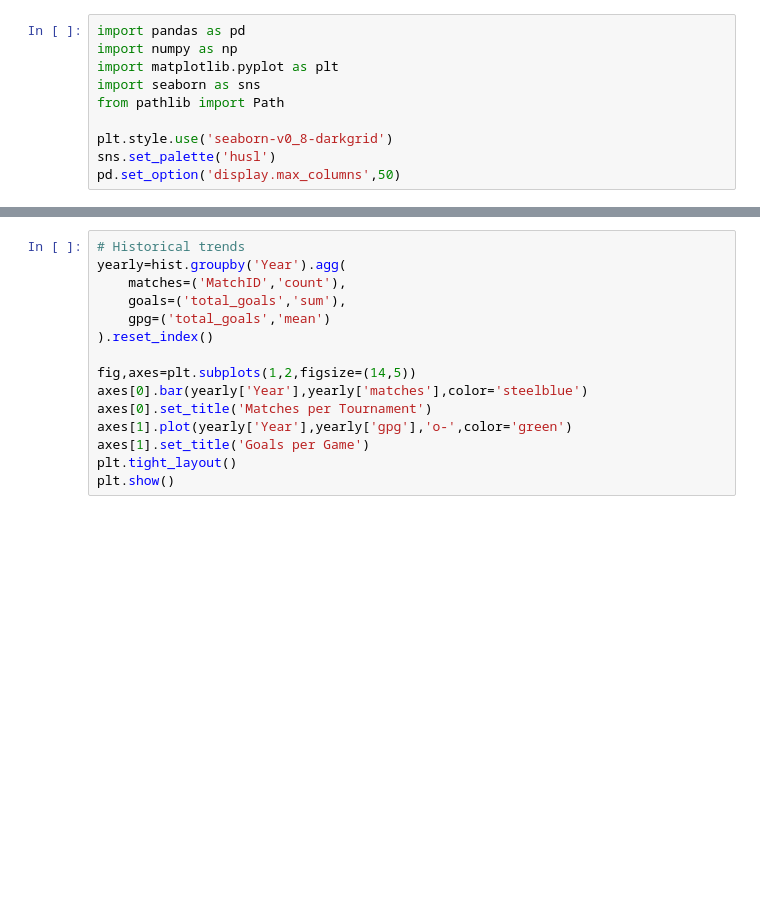
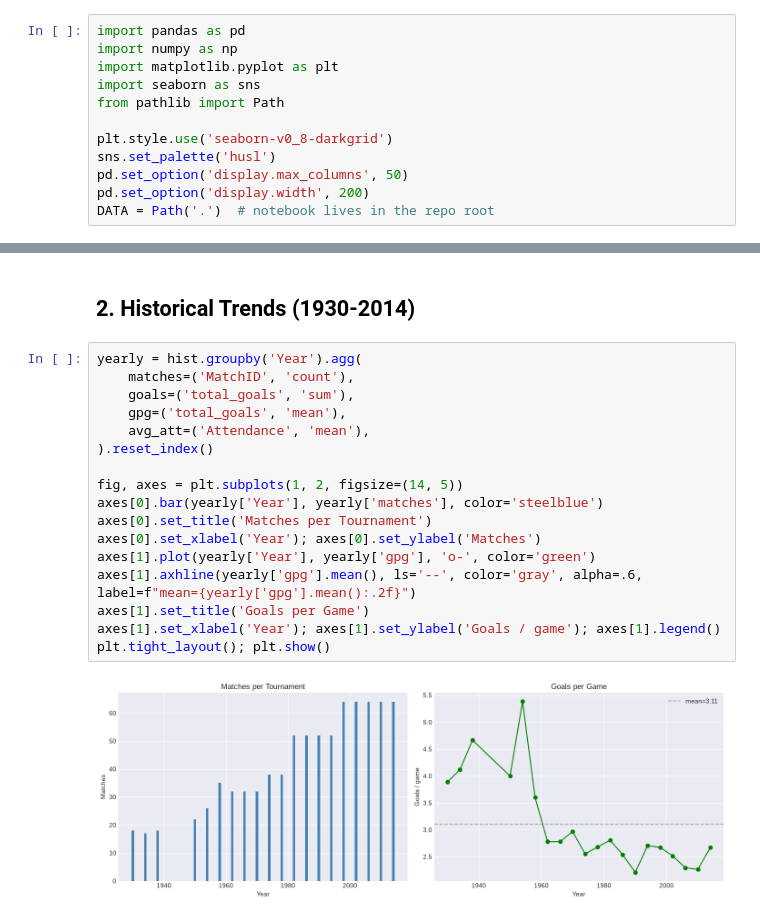
Before and after one commit to datbuiquoc035/World-Cup-1930-2026, a Jupyter notebook: analyze.ipynb, the cells around one changed output, grey strips where cells are left out. Saved outputs shown, nothing was run; the diff lists cells and outputs as text; blank space fills up the shorter version.

```diff
--- a/analyze.ipynb
+++ b/analyze.ipynb
@@ -11,4 +20,6 @@ from pathlib import Path
 
 plt.style.use('seaborn-v0_8-darkgrid')
 sns.set_palette('husl')
-pd.set_option('display.max_columns',50)
+pd.set_option('display.max_columns', 50)
+pd.set_option('display.width', 200)
+DATA = Path('.')  # notebook lives in the repo root
@@ -35,15 +84,21 @@ print(f'2026: {len(matches_2026)} matches, {len(teams_2026)} teams')
+# %% [markdown]
+## 2. Historical Trends (1930-2014)
 # %%
-# Historical trends
-yearly=hist.groupby('Year').agg(
-    matches=('MatchID','count'),
-    goals=('total_goals','sum'),
-    gpg=('total_goals','mean')
+yearly = hist.groupby('Year').agg(
+    matches=('MatchID', 'count'),
+    goals=('total_goals', 'sum'),
+    gpg=('total_goals', 'mean'),
+    avg_att=('Attendance', 'mean'),
 ).reset_index()
 
-fig,axes=plt.subplots(1,2,figsize=(14,5))
-axes[0].bar(yearly['Year'],yearly['matches'],color='steelblue')
+fig, axes = plt.subplots(1, 2, figsize=(14, 5))
+axes[0].bar(yearly['Year'], yearly['matches'], color='steelblue')
 axes[0].set_title('Matches per Tournament')
-axes[1].plot(yearly['Year'],yearly['gpg'],'o-',color='green')
+axes[0].set_xlabel('Year'); axes[0].set_ylabel('Matches')
+axes[1].plot(yearly['Year'], yearly['gpg'], 'o-', color='green')
+axes[1].axhline(yearly['gpg'].mean(), ls='--', color='gray', alpha=.6, label=f"mean={yearly['gpg'].mean():.2f}")
 axes[1].set_title('Goals per Game')
-plt.tight_layout()
-plt.show()
+axes[1].set_xlabel('Year'); axes[1].set_ylabel('Goals / game'); axes[1].legend()
+plt.tight_layout(); plt.show()
+# %% [output]
+[figure, added]
```
Also changed, not shown: parts of 25 cells of this notebook, 11 other files.
